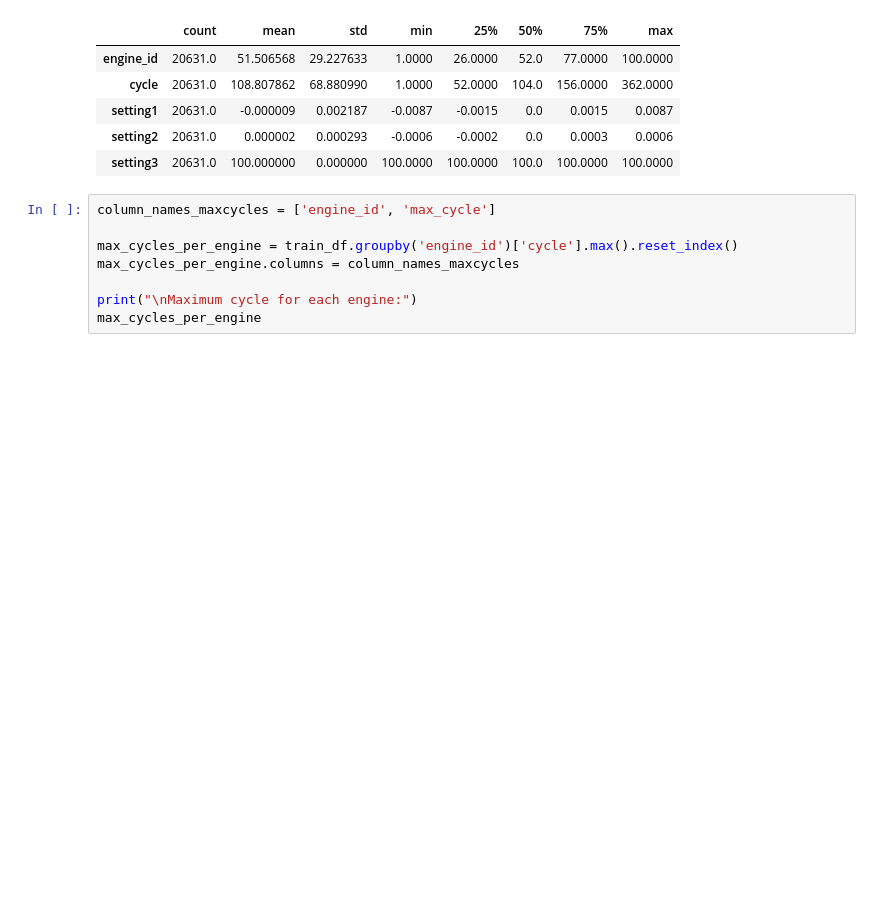
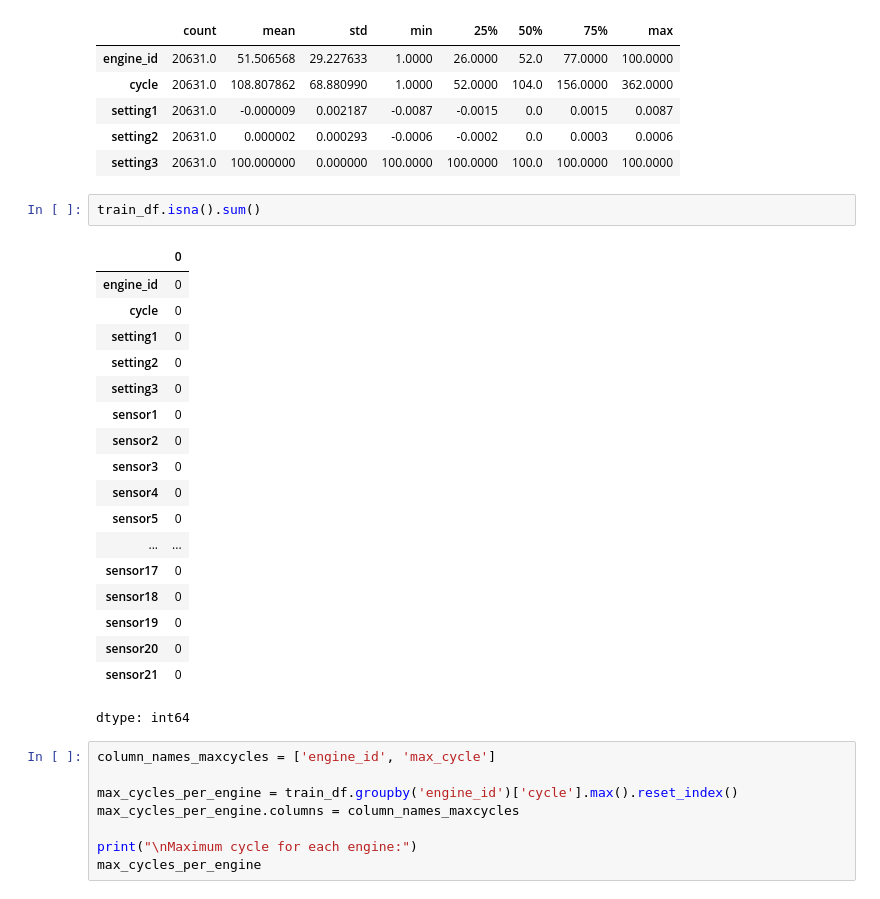
Before and after one commit to oluwatimmyOrigin/LSTM-squad-capstone-PJ, a Jupyter notebook: RUL_for_predictive_maintenance.ipynb, the cells around one changed output. Saved outputs shown, nothing was run; the diff lists cells and outputs as text; blank space fills up the shorter version.

```diff
--- a/RUL_for_predictive_maintenance.ipynb
+++ b/RUL_for_predictive_maintenance.ipynb
@@ -80,6 +80,27 @@ train_df.describe().transpose().head()
 | setting1 | 20631.0 | -0.000009 | 0.002187 | -0.0087 | -0.0015 | 0.0 | 0.0015 | 0.0087 |
 | setting2 | 20631.0 | 0.000002 | 0.000293 | -0.0006 | -0.0002 | 0.0 | 0.0003 | 0.0006 |
 | setting3 | 20631.0 | 100.000000 | 0.000000 | 100.0000 | 100.0000 | 100.0 | 100.0000 | 100.0000 |
+# %%
+train_df.isna().sum()
+# %% [output]
+|  | 0 |
+| engine_id | 0 |
+| cycle | 0 |
+| setting1 | 0 |
+| setting2 | 0 |
+| setting3 | 0 |
+| sensor1 | 0 |
+| sensor2 | 0 |
+| sensor3 | 0 |
+| sensor4 | 0 |
+| sensor5 | 0 |
+| ... | ... |
+| sensor17 | 0 |
+| sensor18 | 0 |
+| sensor19 | 0 |
+| sensor20 | 0 |
+| sensor21 | 0 |
+dtype: int64
 # %%
 column_names_maxcycles = ['engine_id', 'max_cycle']
 
```
